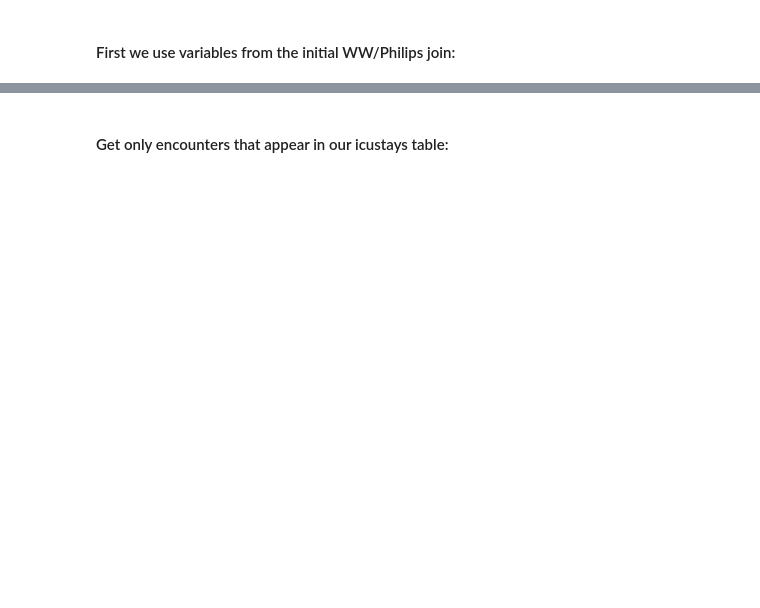
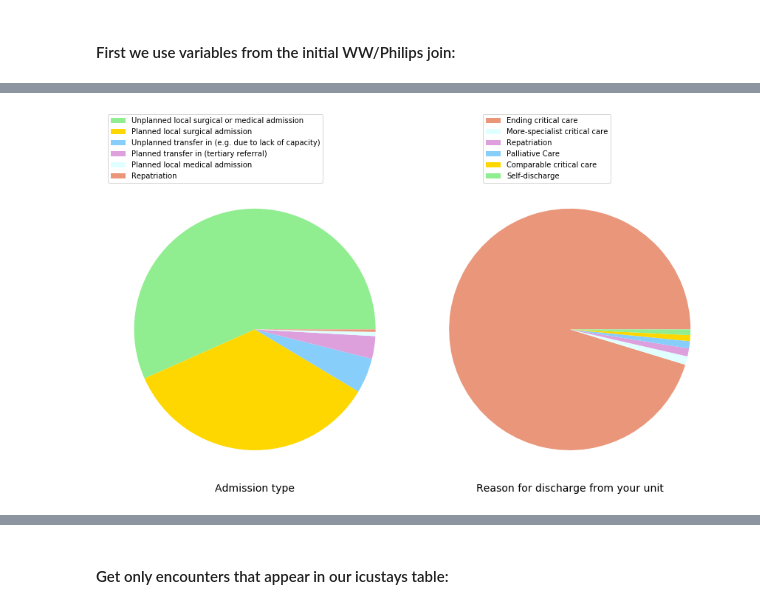
Before and after one commit to UHBristolDataScience/ICNARC-to-Philips-Linkage, a Jupyter notebook: Merging data.ipynb, the cells around one changed output, grey strips where cells are left out. Saved outputs shown, nothing was run; the diff lists cells and outputs as text; code cells hidden in the pictures; blank space fills up the shorter version.

```diff
--- a/Merging data.ipynb
+++ b/Merging data.ipynb
@@ -186,2 +136,0 @@ print sum(icnarc_data['Sex'].isna())
-# %%
-icnarc_data['bmi'] = icnarc_data['Weight in kg'].astype(float)/((icnarc_data['Height in cm'].astype(float)/100.0)**2)
@@ -219,0 +154,2 @@ Name: Primary reason for admission to your unit, Length: 4831, dtype: object
+# %%
+icnarc_data = calculate_icnarc_in_hospital_mortality(icnarc_data)
@@ -219,0 +214,35 @@ Name: Primary reason for admission to your unit, Length: 4831, dtype: object
+# %%
+admission_type_groups = icnarc_data.groupby('Admission Type').agg({'encounterId':'count'}).sort_values('encounterId', ascending=False).reset_index()
+discharge_reason_groups = icnarc_data.groupby('Reason for discharge from your unit').agg({'encounterId':'count'}).sort_values('encounterId', ascending=False).reset_index()
+# %%
+admission_types = {'L': 'Unplanned local surgical or medical admission ',
+                   'U': 'Unplanned transfer in (e.g. due to lack of capacity)',
+                   'P': 'Planned transfer in (tertiary referral)',
+                   'S': 'Planned local surgical admission',
+                   'M' : 'Planned local medical admission',
+                   'R' : 'Repatriation'}
+
+discharge_reasons = {'N' :'Ending critical care',
+                     'C' : 'Comparable critical care',
+                     'M' : 'More-specialist critical care',
+                     'R' : 'Repatriation',
+                     'P' : 'Palliative Care',
+                     'S' : 'Self-discharge'}
+# %%
+fig, ax = plt.subplots(ncols=2, figsize=(12, 8), subplot_kw=dict(aspect="equal"))
+
+colors = ['lightgreen', 'gold', 'lightskyblue', 'plum', 'lightcyan', 'darksalmon']
+
+ax[0].pie(admission_type_groups['encounterId'], colors=colors)
+ax[0].legend([admission_types[k] for k in admission_type_groups['Admission Type']], loc='center left', bbox_to_anchor=(0, 1.1))
+ax[0].set_xlabel("Admission type", fontsize=14)
+
+ax[1].pie(discharge_reason_groups['encounterId'], colors=colors[::-1])
+ax[1].legend([discharge_reasons[k] for k in discharge_reason_groups['Reason for discharge from your unit']], loc='center left', bbox_to_anchor=(0.2, 1.1));
+ax[1].set_xlabel("Reason for discharge from your unit", fontsize=14);
+
+plt.tight_layout()
+plt.subplots_adjust(top=0.85)
+plt.savefig('admisson_types_discharge_reasons.png')
+# %% [output]
+[figure, added]
```
Also changed, not shown: parts of 95 cells of this notebook, 4 other files.
